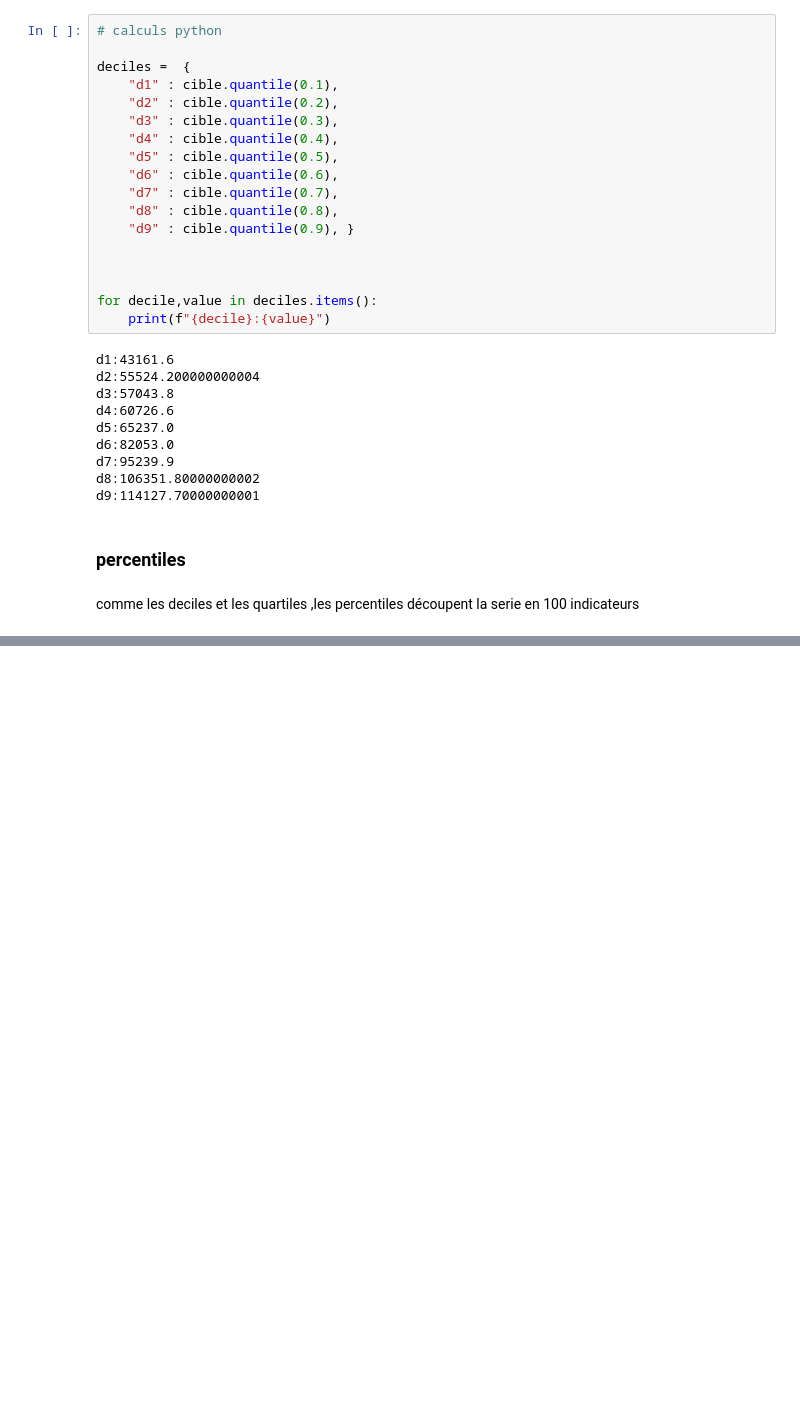
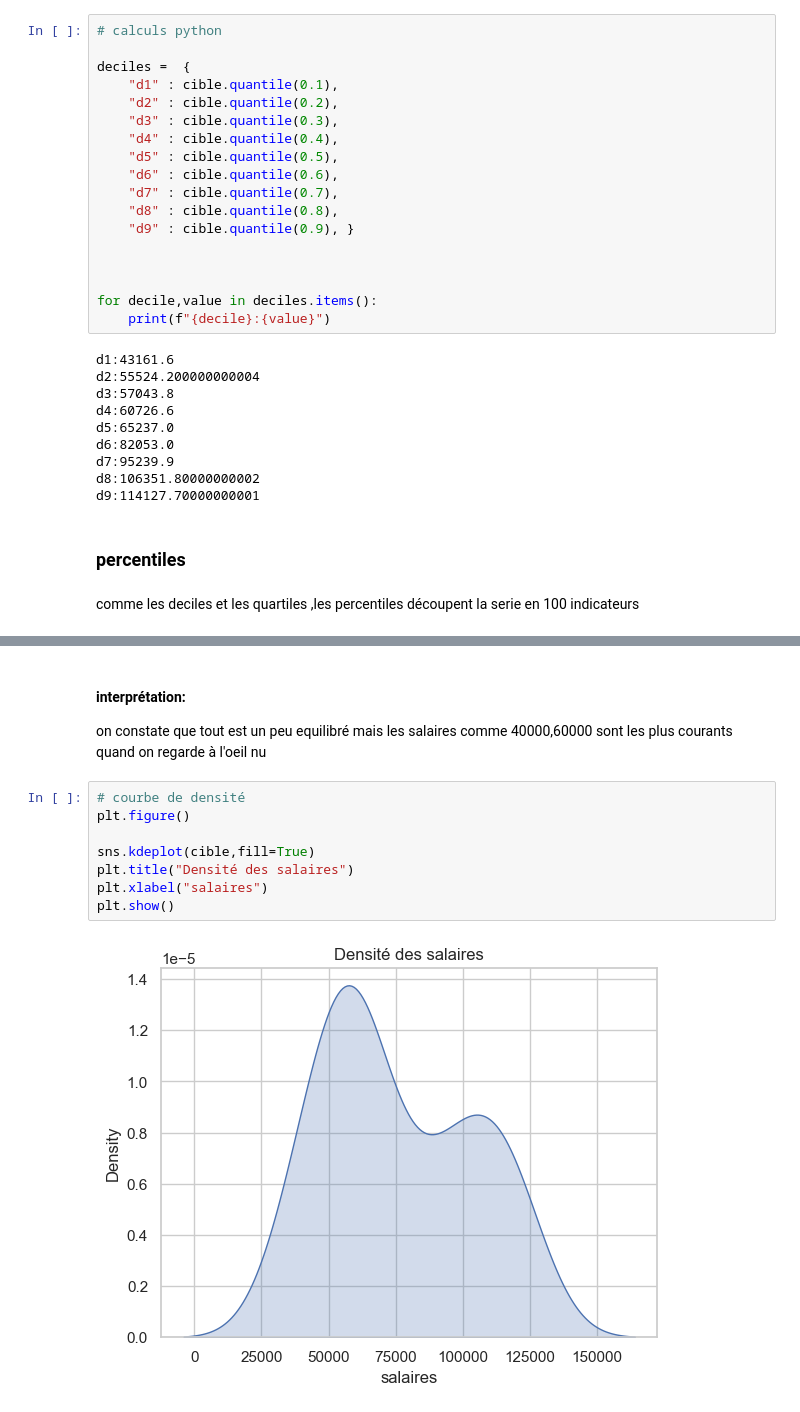
Before and after one commit to geniruphin-junior/statistics-in-python, a Jupyter notebook: pratque.ipynb, the cells around one changed output, grey strips where cells are left out. Cells and saved outputs as stored; diff of their text form; blank space fills up the shorter version.

```diff
--- a/pratque.ipynb
+++ b/pratque.ipynb
@@ -226,0 +228,14 @@ d100 : 122391.0
+# %% [markdown]
+#### interprétation:
+
+on constate que tout est un peu equilibré mais les salaires comme 40000,60000 sont les plus courants quand on regarde à l'oeil nu
+# %%
+# courbe de densité
+plt.figure()
+
+sns.kdeplot(cible,fill=True)
+plt.title("Densité des salaires")
+plt.xlabel("salaires")
+plt.show()
+# %% [output]
+[figure, added]
```
Also changed, not shown: parts of 4 cells of this notebook.
